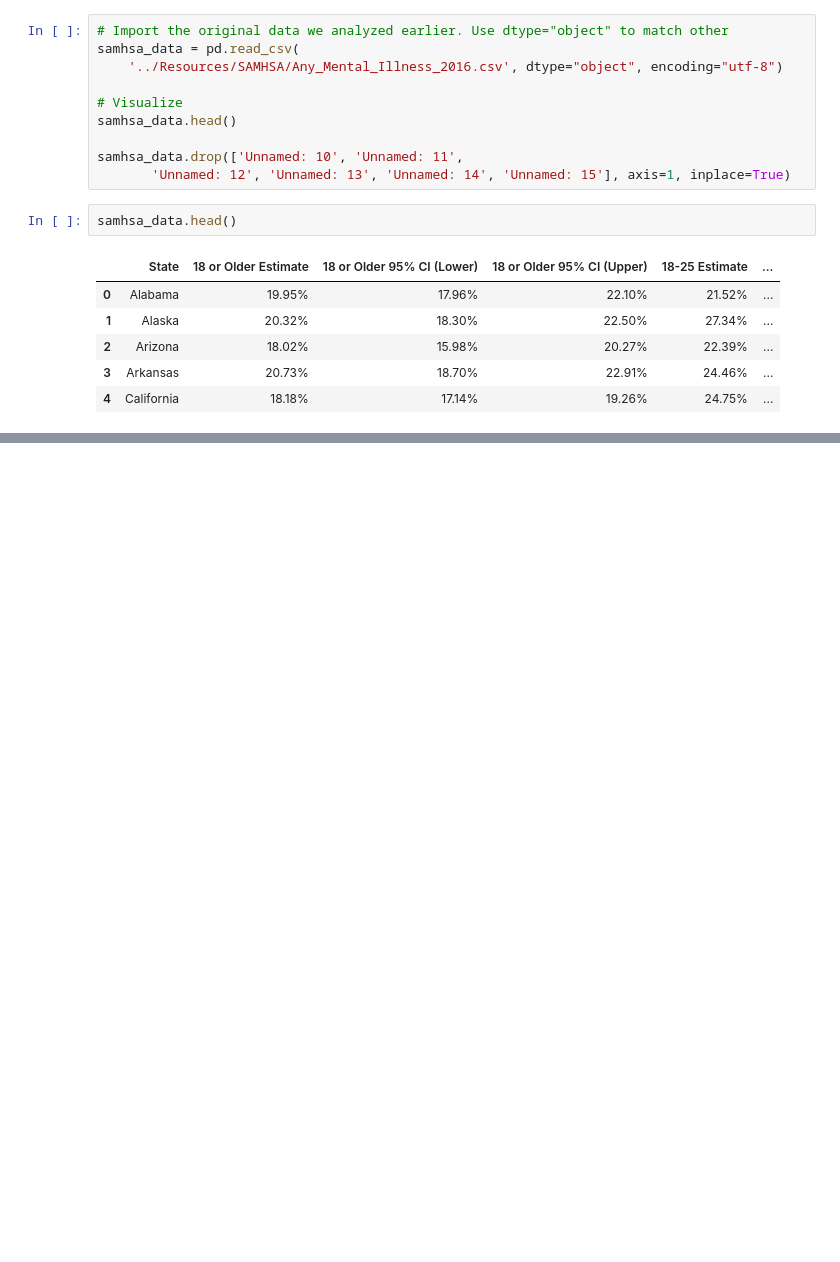
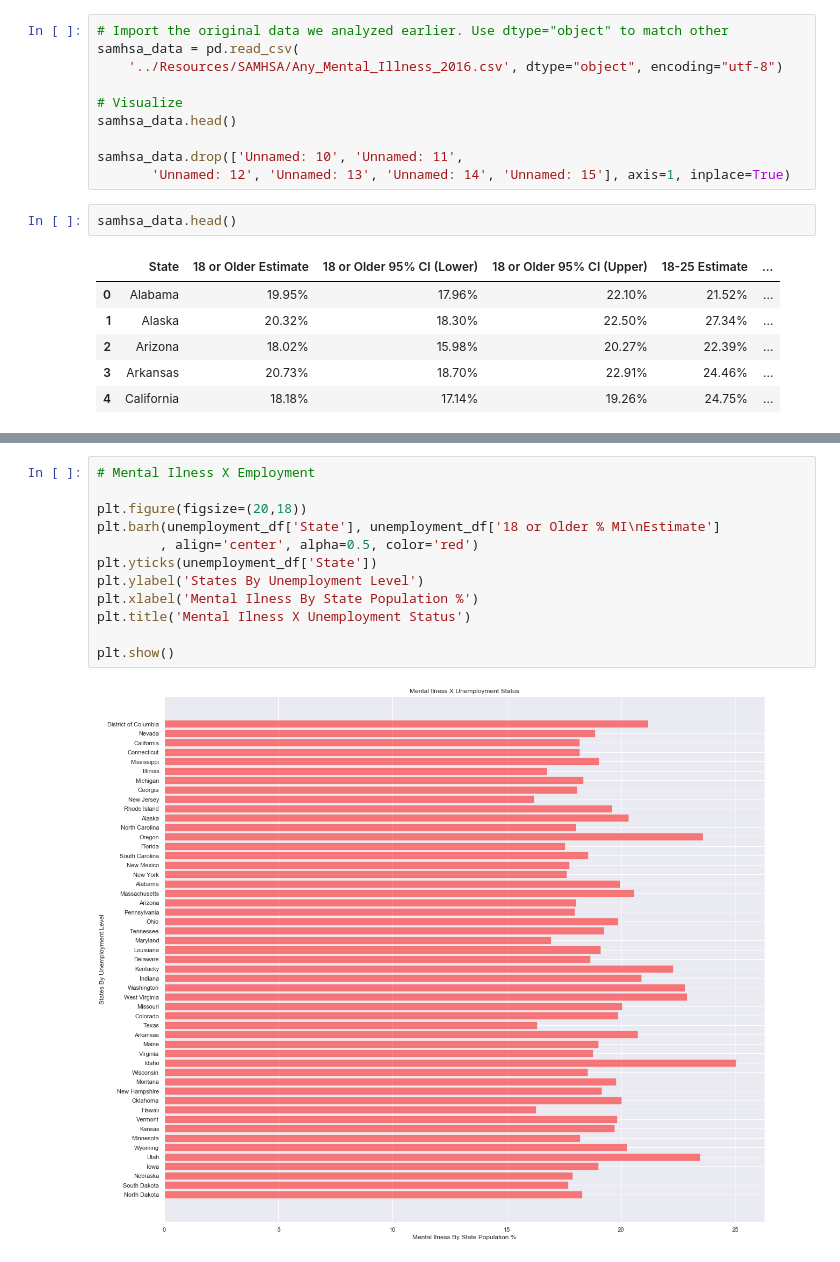
Before and after one commit to brian-e-haley/Mental_health_US, a Jupyter notebook: Bin/Census_Data.ipynb, the cells around one changed output, grey strips where cells are left out. Drawn from its saved outputs; the diff is of its cells as text; blank space fills up the shorter version.

```diff
--- a/Bin/Census_Data.ipynb
+++ b/Bin/Census_Data.ipynb
@@ -201,0 +194,14 @@ fig
+# %%
+# Mental Ilness X Employment
+
+plt.figure(figsize=(20,18))
+plt.barh(unemployment_df['State'], unemployment_df['18 or Older % MI\nEstimate']
+        , align='center', alpha=0.5, color='red')
+plt.yticks(unemployment_df['State'])
+plt.ylabel('States By Unemployment Level')
+plt.xlabel('Mental Ilness By State Population %')
+plt.title('Mental Ilness X Unemployment Status')
+
+plt.show()
+# %% [output]
+[figure, added]
```
Also changed, not shown: parts of 18 cells of this notebook, 3 other files.
